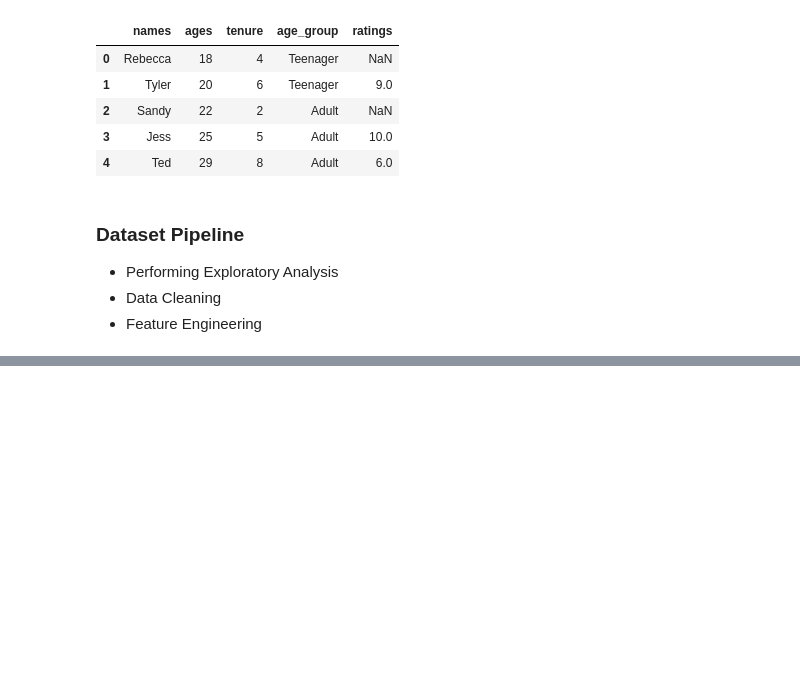
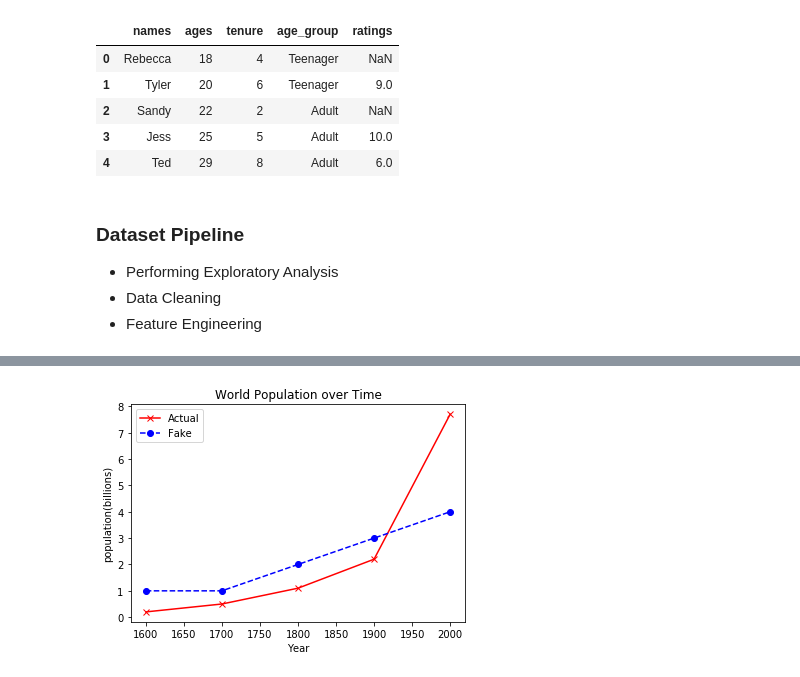
Before and after one commit to ajakaiye33/The-Ten-Weeks, a Jupyter notebook: ten_weeks_bootcamp/Week_10_Intro_Data_Science.ipynb, the cells around one changed output, grey strips where cells are left out. Saved outputs shown, nothing was run; the diff lists cells and outputs as text; code cells hidden in the pictures; blank space fills up the shorter version.

```diff
--- a/ten_weeks_bootcamp/Week_10_Intro_Data_Science.ipynb
+++ b/ten_weeks_bootcamp/Week_10_Intro_Data_Science.ipynb
@@ -421,0 +454,13 @@ all_ratings.head()
+# %%
+# creating a line plot with multiple lines
+x1, y1 = [1600, 1700, 1800, 1900, 2000], [0.2, 0.5, 1.1, 2.2, 7.7]
+x2, y2 = [1600, 1700, 1800, 1900, 2000], [1,1,2,3,4]
+plt.plot(x1,y1,'rx-', label='Actual')
+plt.plot(x2,y2, 'bo--', label='Fake')
+plt.title('World Population over Time')
+plt.xlabel('Year')
+plt.ylabel('population(billions)')
+plt.legend() # shows labels in best corner
+plt.show()
+# %% [output]
+[figure, added]
```
Also changed, not shown: parts of 21 cells of this notebook.
